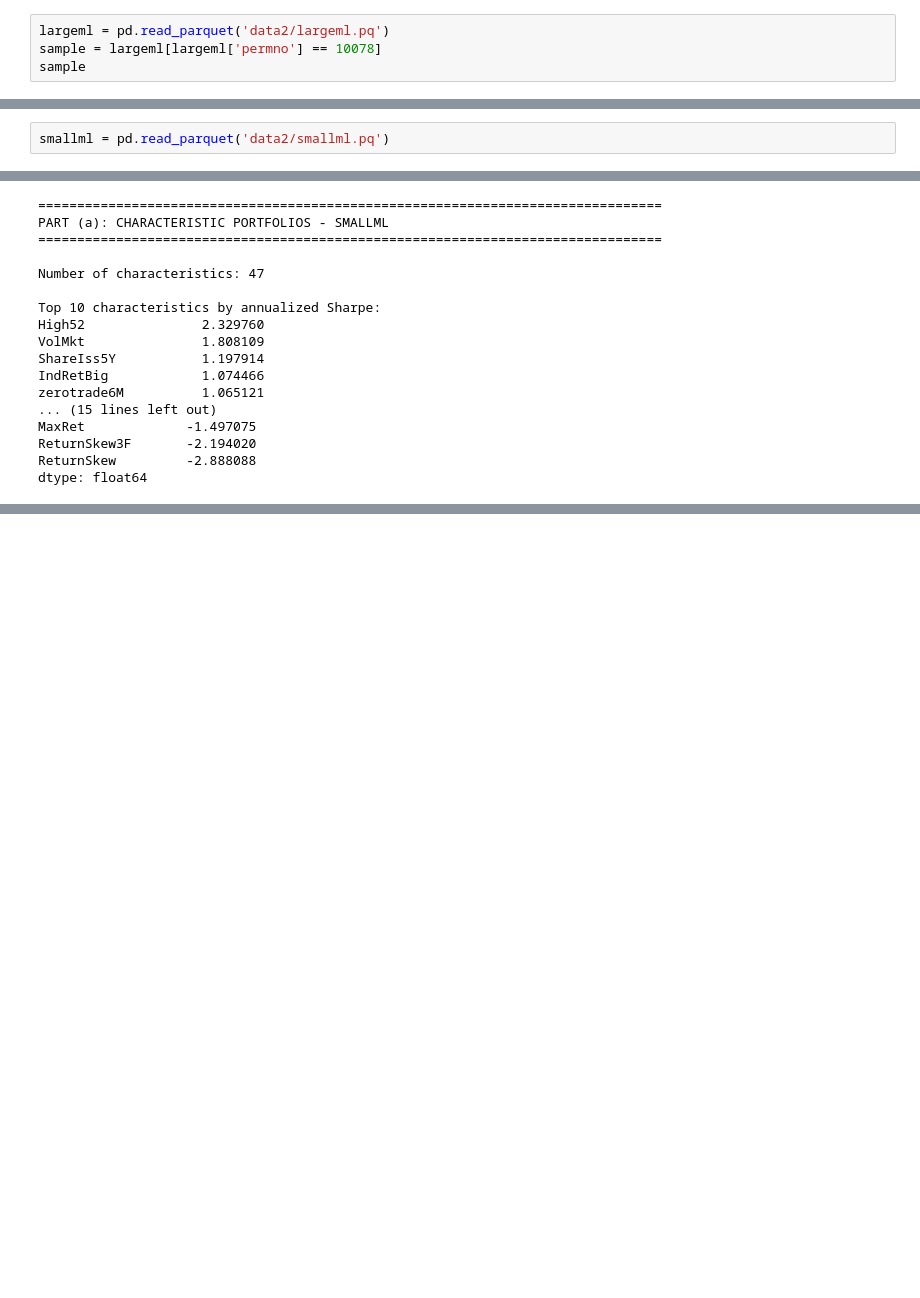
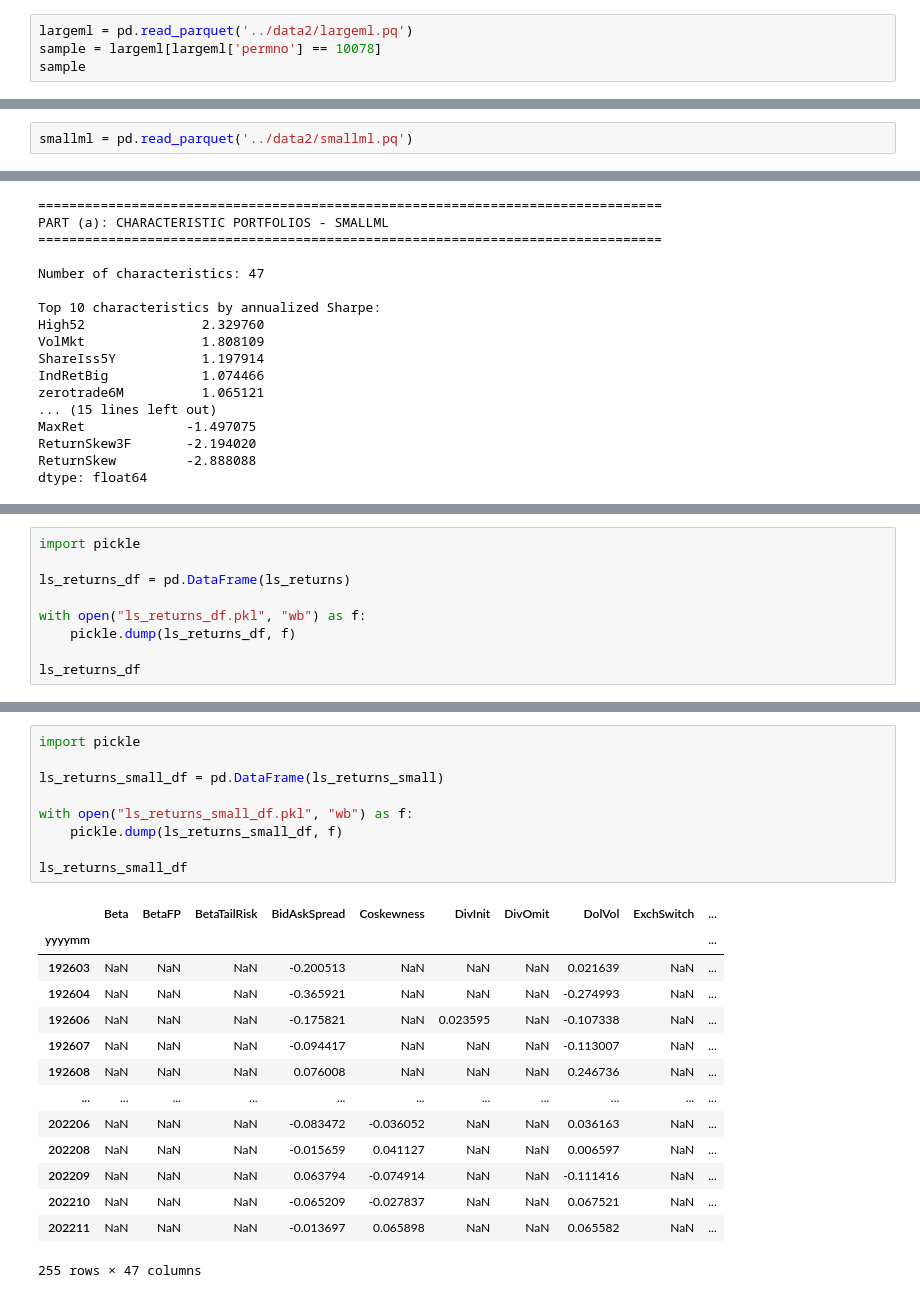
Before and after one commit to OlegGlo/ML-for-finance-HW, a Jupyter notebook: PSet2/HW2.ipynb, the cells around one changed output, grey strips where cells are left out. Saved outputs shown, nothing was run; the diff lists cells and outputs as text; blank space fills up the shorter version.

```diff
--- a/HW2.ipynb
+++ b/PSet2/HW2.ipynb
@@ -15,7 +15,7 @@ from sklearn.impute import SimpleImputer
 import statsmodels.api as sm
 import numpy as np
 # %%
-largeml = pd.read_parquet('data2/largeml.pq')
+largeml = pd.read_parquet('../data2/largeml.pq')
 sample = largeml[largeml['permno'] == 10078]
 sample
 # %% [output]
@@ -1080,5 +839,5 @@ Gradient Boosting             0.107275           1.287294         0.072949
 # %%
-smallml = pd.read_parquet('data2/smallml.pq')
+smallml = pd.read_parquet('../data2/smallml.pq')
 # %%
 # ============================================================================
 # SMALLML Dataset - Initial Exploration
@@ -2174,0 +1212,9 @@ Average Sharpe Ratios:
+# %%
+import pickle
+
+ls_returns_df = pd.DataFrame(ls_returns)
+
+with open("ls_returns_df.pkl", "wb") as f:
+    pickle.dump(ls_returns_df, f)
+
+ls_returns_df
@@ -2174,0 +1236,24 @@ Average Sharpe Ratios:
+# %%
+import pickle
+
+ls_returns_small_df = pd.DataFrame(ls_returns_small)
+
+with open("ls_returns_small_df.pkl", "wb") as f:
+    pickle.dump(ls_returns_small_df, f)
+
+ls_returns_small_df
+# %% [output]
+|  | Beta | BetaFP | BetaTailRisk | BidAskSpread | Coskewness | DivInit | DivOmit | DolVol | ExchSwitch | ... |
+| yyyymm |  |  |  |  |  |  |  |  |  | ... |
+| 192603 | NaN | NaN | NaN | -0.200513 | NaN | NaN | NaN | 0.021639 | NaN | ... |
+| 192604 | NaN | NaN | NaN | -0.365921 | NaN | NaN | NaN | -0.274993 | NaN | ... |
+| 192606 | NaN | NaN | NaN | -0.175821 | NaN | 0.023595 | NaN | -0.107338 | NaN | ... |
+| 192607 | NaN | NaN | NaN | -0.094417 | NaN | NaN | NaN | -0.113007 | NaN | ... |
+| 192608 | NaN | NaN | NaN | 0.076008 | NaN | NaN | NaN | 0.246736 | NaN | ... |
+| ... | ... | ... | ... | ... | ... | ... | ... | ... | ... | ... |
+| 202206 | NaN | NaN | NaN | -0.083472 | -0.036052 | NaN | NaN | 0.036163 | NaN | ... |
+| 202208 | NaN | NaN | NaN | -0.015659 | 0.041127 | NaN | NaN | 0.006597 | NaN | ... |
+| 202209 | NaN | NaN | NaN | 0.063794 | -0.074914 | NaN | NaN | -0.111416 | NaN | ... |
+| 202210 | NaN | NaN | NaN | -0.065209 | -0.027837 | NaN | NaN | 0.067521 | NaN | ... |
+| 202211 | NaN | NaN | NaN | -0.013697 | 0.065898 | NaN | NaN | 0.065582 | NaN | ... |
+255 rows × 47 columns
```
Also changed, not shown: parts of 37 cells of this notebook, 8 other files.
